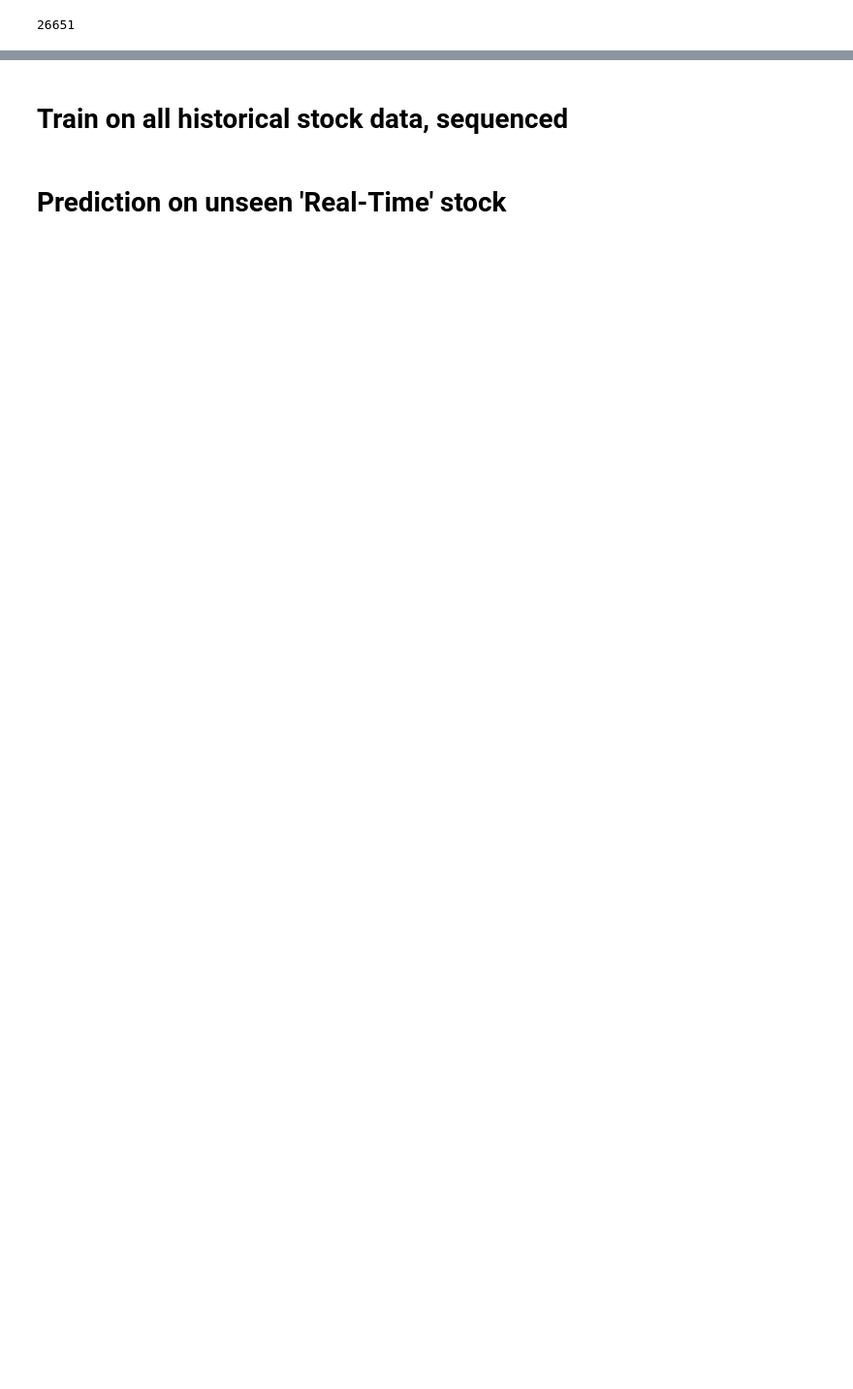
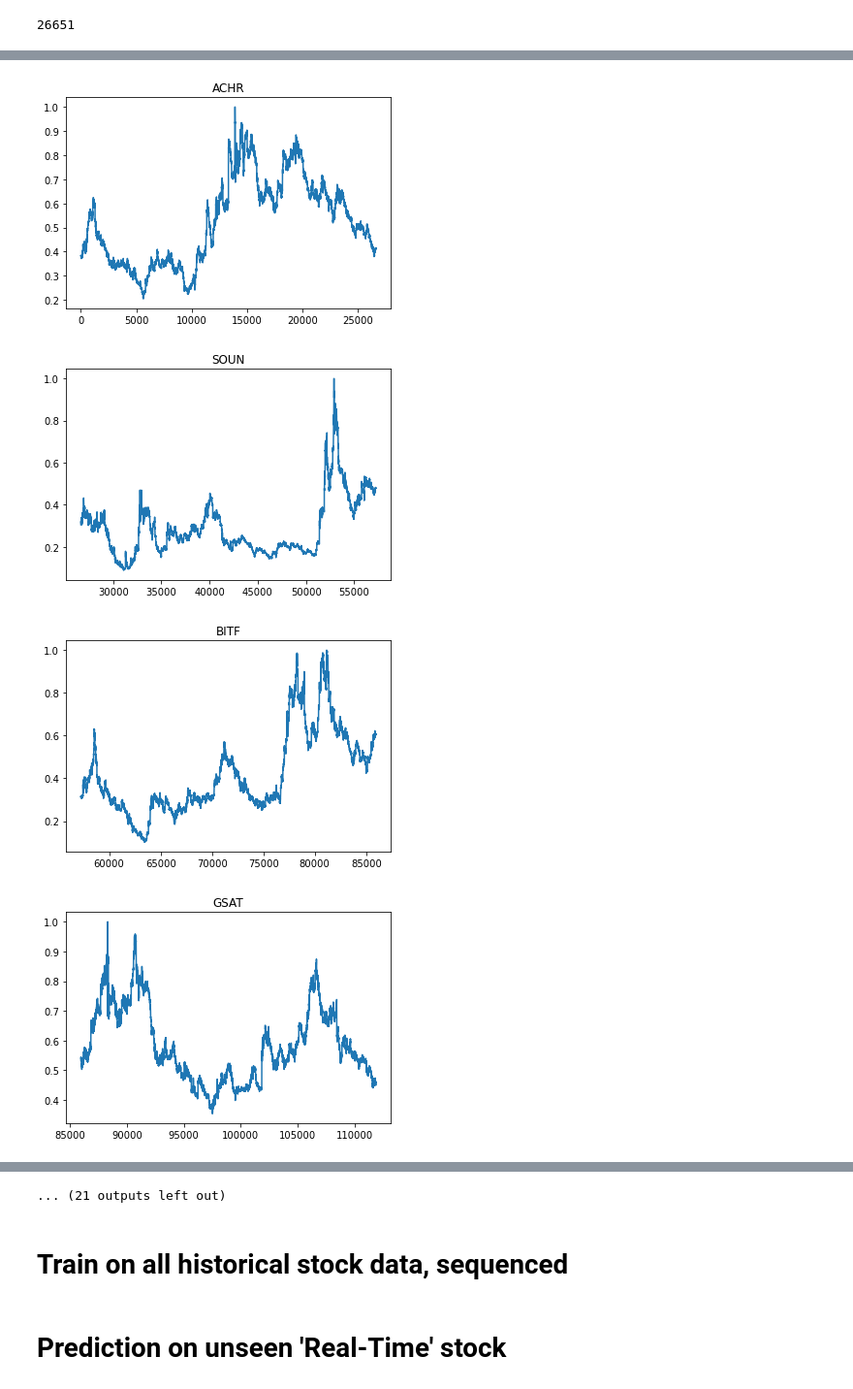
Before and after one commit to CSE-115-UCSC/penny-stock-lstm, a Jupyter notebook: dataset.ipynb, the cells around one changed output, grey strips where cells are left out. Shown at 97% size. Drawn from its saved outputs; the diff is of its cells as text; code cells hidden in the pictures; blank space fills up the shorter version.

```diff
--- a/dataset.ipynb
+++ b/dataset.ipynb
@@ -91,0 +104,12 @@ plt.plot(achrData['close'])
+# %%
+
+for ticker in data['ticker'].unique():
+    tickerD = dataByTicker[ticker]
+    plt.plot(tickerD['closeNorm'])
+    plt.title(ticker)
+    plt.show()
+# %% [output]
+[figure, added]
+[figure, added]
+[figure, added]
+[figure, added]
@@ -92,3 +124,4 @@ plt.plot(achrData['close'])
+... (21 outputs left out)
 # %% [markdown]
 # Train on all historical stock data, sequenced
 # %%
```
Also changed, not shown: parts of 6 cells of this notebook, 2 other files.
